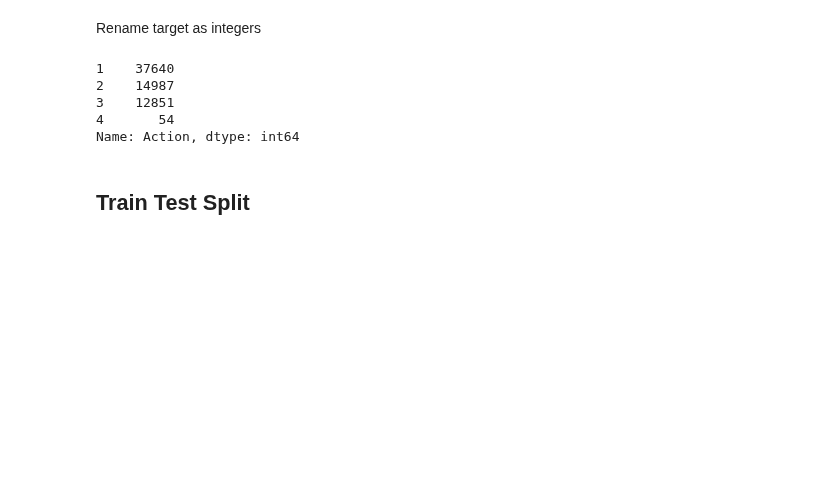
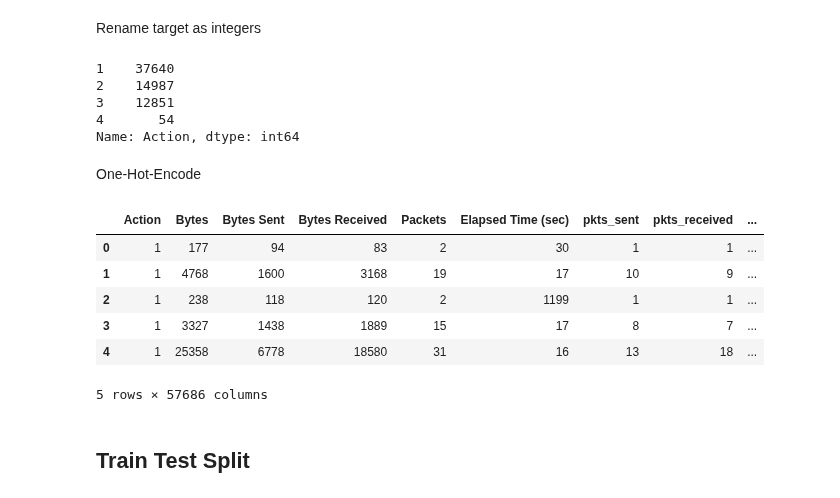
Before and after one commit to scottdyl/qtw, a Jupyter notebook: case study 5/Case_Study_05_S.ipynb, the cells around one changed output. Drawn from its saved outputs; the diff is of its cells as text; code cells hidden in the pictures; blank space fills up the shorter version.

```diff
--- a/case study 5/Case_Study_05_S.ipynb
+++ b/case study 5/Case_Study_05_S.ipynb
@@ -124,3 +124,5 @@ fw_df["Action"].value_counts()
 3    12851
 4       54
 Name: Action, dtype: int64
+# %% [markdown]
+One-Hot-Encode
@@ -127 +131,11 @@ Name: Action, dtype: int64
+# %%
+df.head()
+# %% [output]
+|  | Action | Bytes | Bytes Sent | Bytes Received | Packets | Elapsed Time (sec) | pkts_sent | pkts_received | ... |
+| 0 | 1 | 177 | 94 | 83 | 2 | 30 | 1 | 1 | ... |
+| 1 | 1 | 4768 | 1600 | 3168 | 19 | 17 | 10 | 9 | ... |
+| 2 | 1 | 238 | 118 | 120 | 2 | 1199 | 1 | 1 | ... |
+| 3 | 1 | 3327 | 1438 | 1889 | 15 | 17 | 8 | 7 | ... |
+| 4 | 1 | 25358 | 6778 | 18580 | 31 | 16 | 13 | 18 | ... |
+5 rows × 57686 columns
 # %%
```
Also changed, not shown: parts of 13 cells of this notebook.
